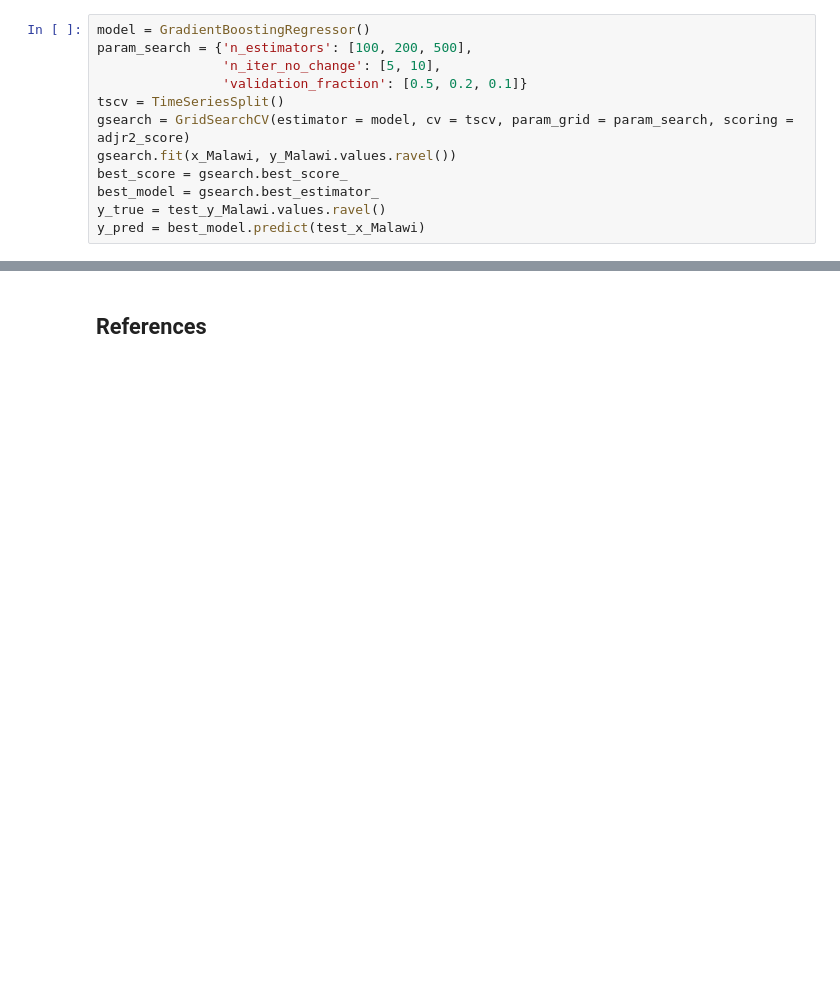
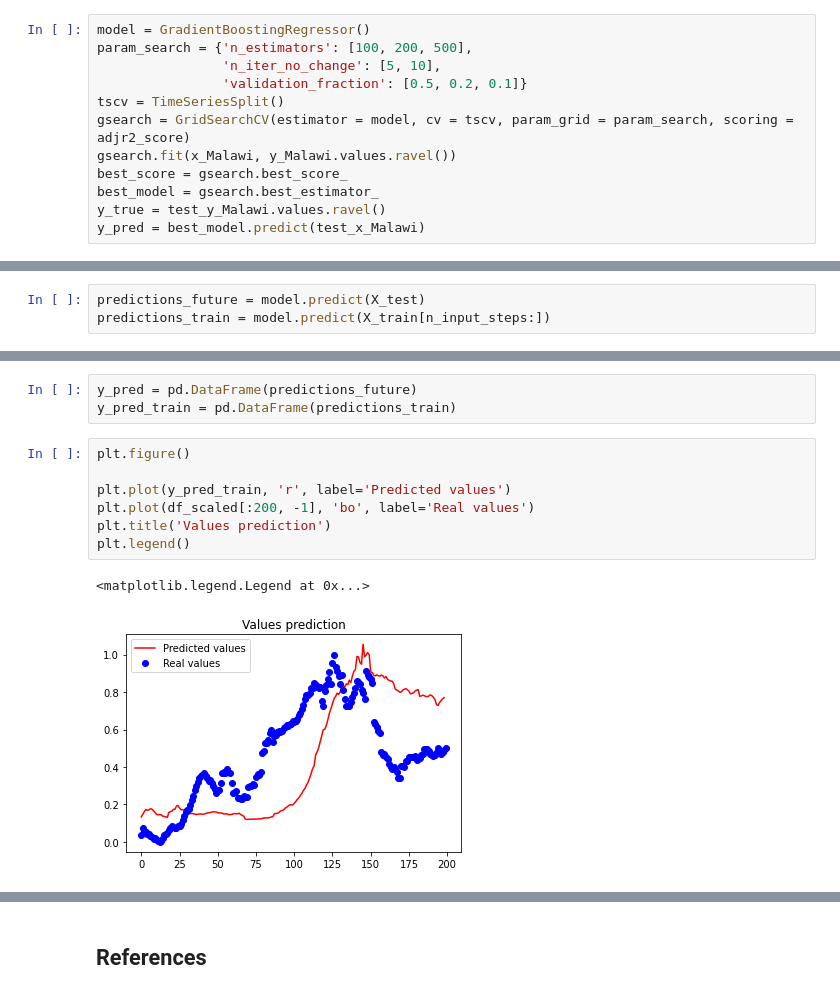
Before and after one commit to martinsM17/Covid19_Testing_Data, a Jupyter notebook: pipeline_analysis.ipynb, the cells around one changed output, grey strips where cells are left out. Drawn from its saved outputs; the diff is of its cells as text; blank space fills up the shorter version.

```diff
--- a/pipeline_analysis.ipynb
+++ b/pipeline_analysis.ipynb
@@ -2700,0 +3309,3 @@ plt.plot(Malawi.index[-y_true.size:], y_pred, color='orange')
+# %%
+predictions_future = model.predict(X_test)
+predictions_train = model.predict(X_train[n_input_steps:])
@@ -2700,0 +3322,13 @@ plt.plot(Malawi.index[-y_true.size:], y_pred, color='orange')
+# %%
+y_pred = pd.DataFrame(predictions_future)
+y_pred_train = pd.DataFrame(predictions_train)
+# %%
+plt.figure()
+
+plt.plot(y_pred_train, 'r', label='Predicted values')
+plt.plot(df_scaled[:200, -1], 'bo', label='Real values')
+plt.title('Values prediction')
+plt.legend()
+# %% [output]
+<matplotlib.legend.Legend at 0x...>
+[figure, added]
```
Also changed, not shown: parts of 126 cells of this notebook.
